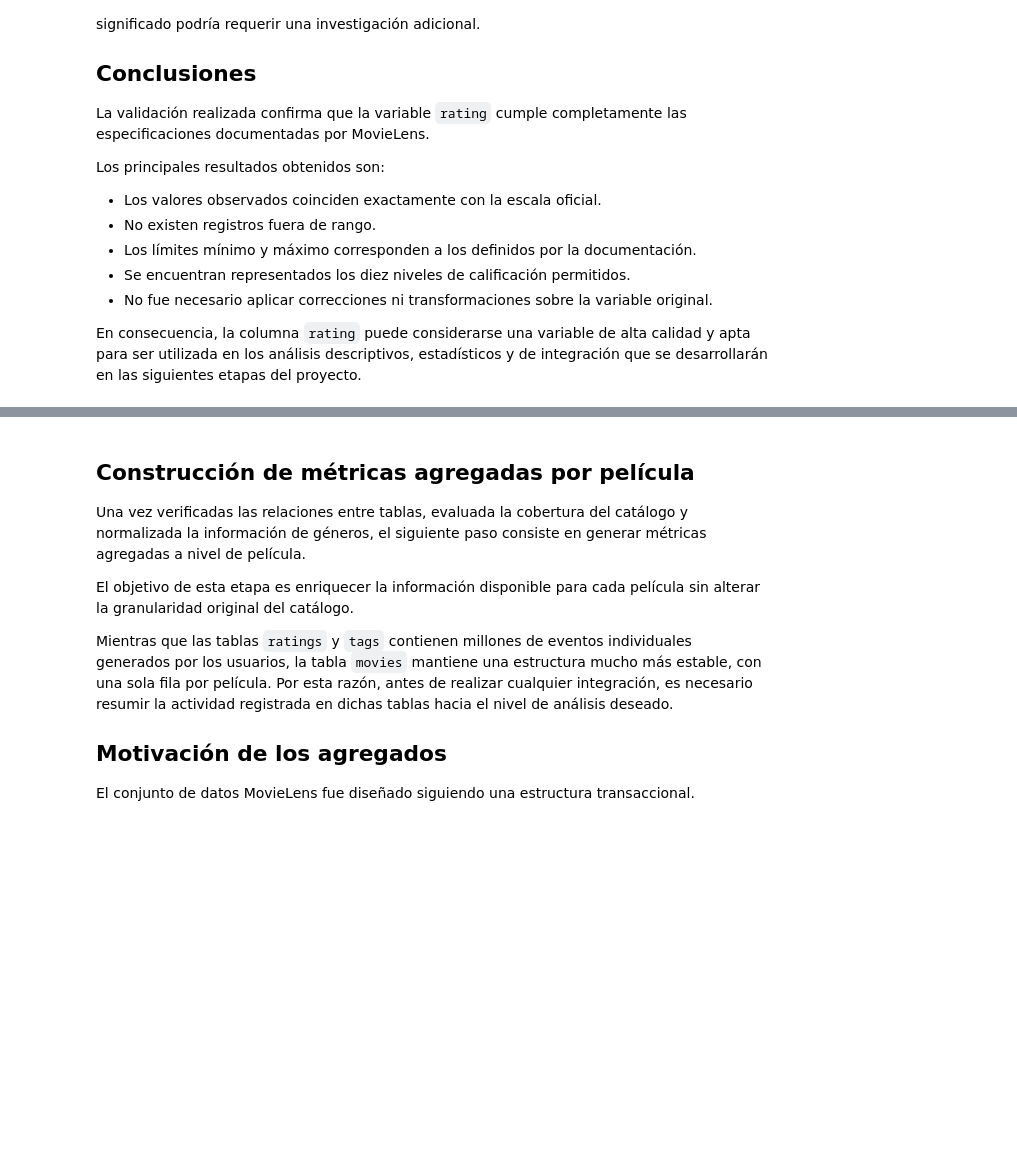
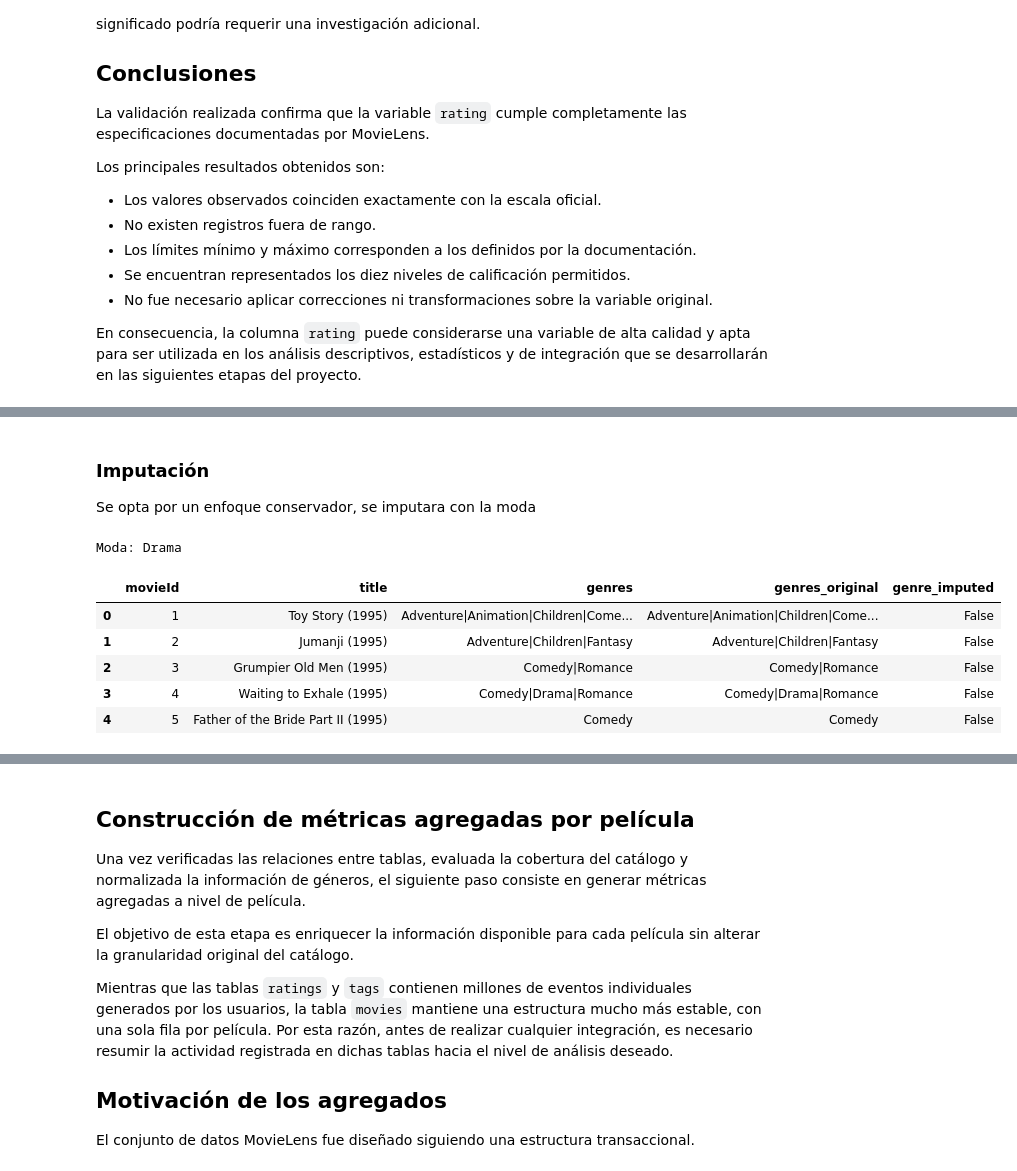
Before and after one commit to chaffrey8/DMEMCD_2026, a Jupyter notebook: notebooks/01_limpieza_integracion_movielens.ipynb, the cells around one changed output, grey strips where cells are left out. Saved outputs shown, nothing was run; the diff lists cells and outputs as text; code cells hidden in the pictures; blank space fills up the shorter version.

```diff
--- a/notebooks/01_limpieza_integracion_movielens.ipynb
+++ b/notebooks/01_limpieza_integracion_movielens.ipynb
@@ -1990,0 +2030,26 @@ Filas de la tabla puente: 154170
+# %% [markdown]
+### Imputación
+Se opta por un enfoque conservador, se imputara con la moda
+# %%
+SIN_GENERO = "(no genres listed)"
+mask_sin_genero = movies["genres"].eq(SIN_GENERO)
+genero_moda = (
+    movies.loc[~mask_sin_genero, "genres"]
+    .str.split("|").explode().str.strip()
+    .value_counts().idxmax()
+)
+print("Moda:", genero_moda)
+movies_imp = movies.copy()
+movies_imp["genre_imputed"] = mask_sin_genero #se pone una etiqueta sobre el registro para indicar si es faltante o no
+movies_imp.loc[mask_sin_genero, "genres"] = genero_moda
+# %% [output]
+Moda: Drama
+# %%
+movies_imp.head()
+# %% [output]
+|  | movieId | title | genres | genres_original | genre_imputed |
+| 0 | 1 | Toy Story (1995) | Adventure|Animation|Children|Come... | Adventure|Animation|Children|Come... | False |
+| 1 | 2 | Jumanji (1995) | Adventure|Children|Fantasy | Adventure|Children|Fantasy | False |
+| 2 | 3 | Grumpier Old Men (1995) | Comedy|Romance | Comedy|Romance | False |
+| 3 | 4 | Waiting to Exhale (1995) | Comedy|Drama|Romance | Comedy|Drama|Romance | False |
+| 4 | 5 | Father of the Bride Part II (1995) | Comedy | Comedy | False |
```
Also changed, not shown: parts of 19 cells of this notebook, 1 other file.
